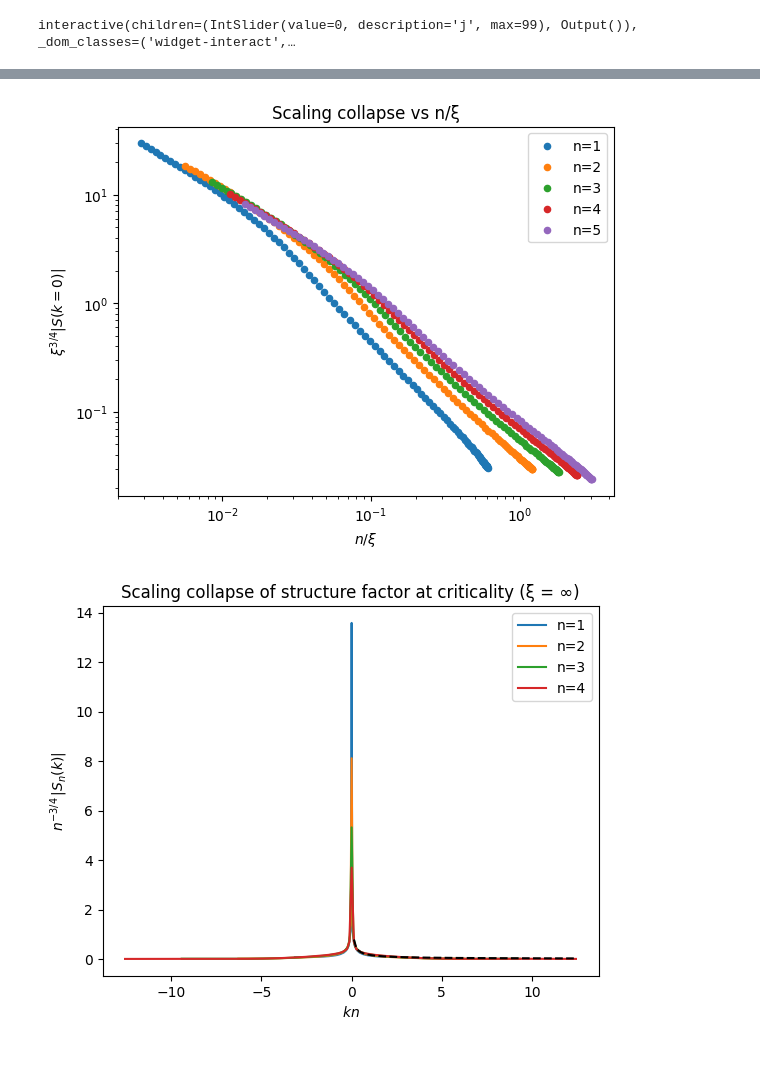
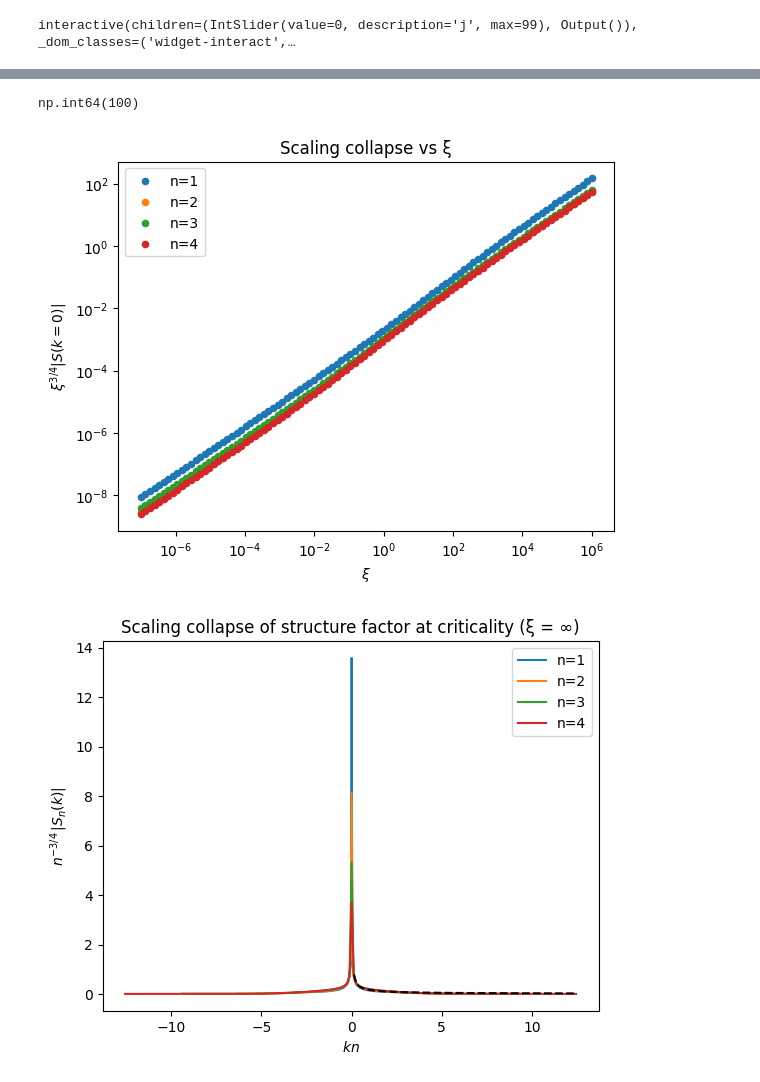
Before and after one commit to KristianMunnikhuis/subsystem_loschmidt_echo, a Jupyter notebook: scripts/Structure_factor_means_defects/investigation_of_structure_factor_against_n.ipynb, the cells around one changed output, grey strips where cells are left out. Drawn from its saved outputs; the diff is of its cells as text; code cells hidden in the pictures.

```diff
--- a/scripts/Structure_factor_means_defects/investigation_of_structure_factor_against_n.ipynb
+++ b/scripts/Structure_factor_means_defects/investigation_of_structure_factor_against_n.ipynb
@@ -18,0 +51,23 @@ crit = ([np.load(filename) for filename in critical_corr_filenames])
+# %%
+r2 = r ** 2
+variance_all = np.zeros((len(n_values), len(taus)))
+
+for i in range(len(n_values)):        # loop over n
+    for j in range(len(taus)):        # loop over tau
+        vals = PP_quenched[i][j]
+        num = 0.0
+        den = 0.0
+        for k in range(len(r)):       # explicit manual loop
+            num += abs(r2[k] * vals[k])
+            den += vals[k]
+        variance_all[i, j] = num / den if den != 0 else np.nan
+
+plt.figure()
+for i, n in enumerate(n_values):
+    plt.loglog(taus, np.abs(variance_all[i]), label=f"n={n}")
+plt.plot(taus, taus, "k--", label=r"$\tau$")
+plt.xlabel(r"$\tau$")
+plt.ylabel(r"$\langle r^2 \rangle$")
+plt.legend()
+plt.title("Variance ⟨r²⟩ vs τ for all n")
+plt.show()
@@ -110,14 +226,14 @@ for i, n in enumerate(n_values):
 
 plt.figure(figsize=(6,5))
 for i, n in enumerate(n_values):
-    plt.plot(taus/n**(1/14), 1/widths[i], label=f"n={n}",ms=2)
-
+    plt.plot(taus/n**(1/14), widths[i], label=f"n={n}",ms=2)
+plot(taus,2*taus**(-1/2),"--k",label=r"$\tau^{-1/2}$")
 plt.xscale("log")
-#plt.yscale("log")
+plt.yscale("log")
 xlim(10e-2, 10e2)
 ylim(0,10)
 plt.xlabel(r"$\tau$")
-plt.ylabel(r"$1/\mathrm{FWHM}$")
+plt.ylabel(r"$\mathrm{FWHM}$")
 plt.title(r"Inverse width vs $\tau$")
 plt.legend()
 plt.tight_layout()
@@ -160,28 +316,32 @@ for n in n_values:
+# %%
+idx = np.argmin(np.abs(k))
+# %% [output]
+np.int64(100)
 # %%
 plt.figure()
 colors = [f"C{i}" for i in range(len(n_values))]
 for i, n in enumerate(n_values):
     x_scaled = []
     y_scaled = []
     for j, tau in enumerate(taus):
-        xi = 1 / rhos[j]
-        val = abs(PP_quench_sf[i, j, k0_index])
+        xi = 1/ tau/tau#(rhos[j])
+        val = abs(PP_quench_sf[i, j, 10])
         norm = np.sum(abs(PP_quench_sf[i, j, :]))
-        S_scaled = (xi/n)**(3/4) * val / norm
-        x_scaled.append(n/xi)
+        S_scaled = (xi)**(+3/4) * val / norm
+        x_scaled.append(xi)
         y_scaled.append(S_scaled)
 
     plt.scatter(x_scaled, y_scaled, s=20, color=colors[i], label=f"n={n}")
 
 plt.xscale("log")
 plt.yscale("log")
-plt.xlabel(r"$n/\xi$")
+plt.xlabel(r"$\xi$")
 plt.ylabel(r"$\xi^{3/4}|S(k{=}0)|$")
-plt.title("Scaling collapse vs n/ξ")
+plt.title("Scaling collapse vs ξ")
 plt.legend()
 plt.show()
 # %% [output]
-[figure, old version]
+[figure, new version]
 # %%
 plt.figure()
 for i, n in enumerate(n_values):
```
Also changed, not shown: parts of 13 cells of this notebook, 24 other files.
